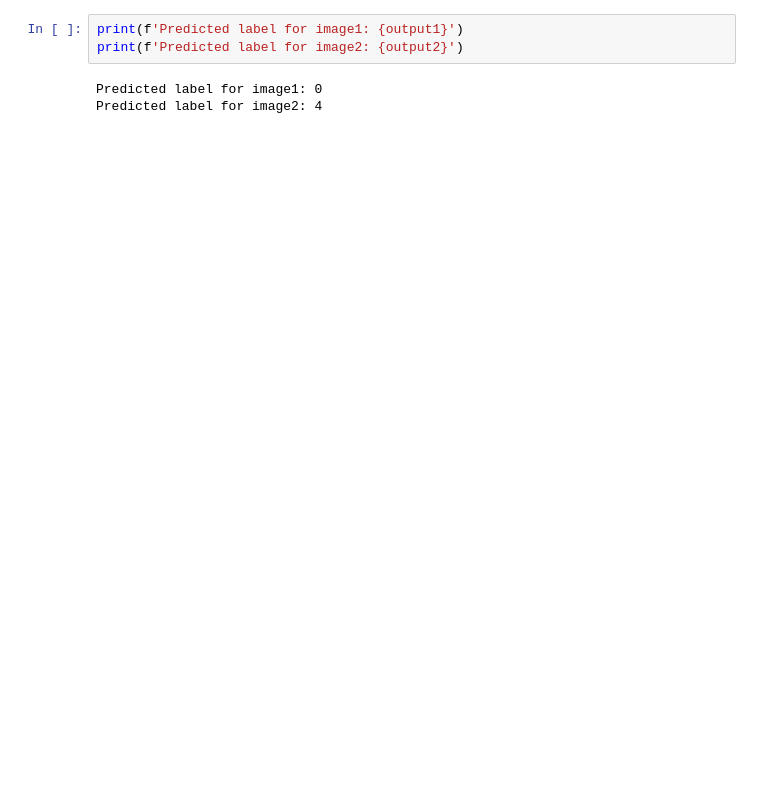
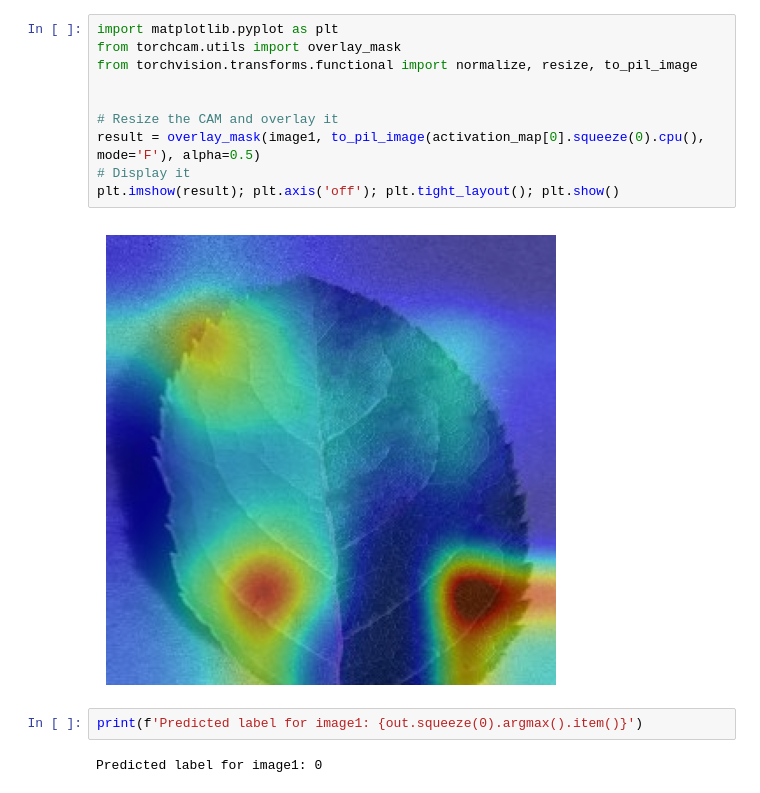
Before and after one commit to samekran/PatapimNet, a Jupyter notebook: Plant Classification/Testing_Plant_Classification.ipynb, the cells around one changed output. Cells and saved outputs as stored; diff of their text form; blank space fills up the shorter version.

```diff
--- a/Plant Classification/Testing_Plant_Classification.ipynb
+++ b/Plant Classification/Testing_Plant_Classification.ipynb
@@ -83,6 +102,16 @@ with torch.no_grad():
+# %%
+import matplotlib.pyplot as plt
+from torchcam.utils import overlay_mask
+from torchvision.transforms.functional import normalize, resize, to_pil_image
+
+
+# Resize the CAM and overlay it
+result = overlay_mask(image1, to_pil_image(activation_map[0].squeeze(0).cpu(), mode='F'), alpha=0.5)
+# Display it
+plt.imshow(result); plt.axis('off'); plt.tight_layout(); plt.show()
+# %% [output]
+[figure, added]
 # %%
-print(f'Predicted label for image1: {output1}')
-print(f'Predicted label for image2: {output2}')
+print(f'Predicted label for image1: {out.squeeze(0).argmax().item()}')
 # %% [output]
 Predicted label for image1: 0
-Predicted label for image2: 4
```
Also changed, not shown: parts of 14 cells of this notebook, 2 other files.
